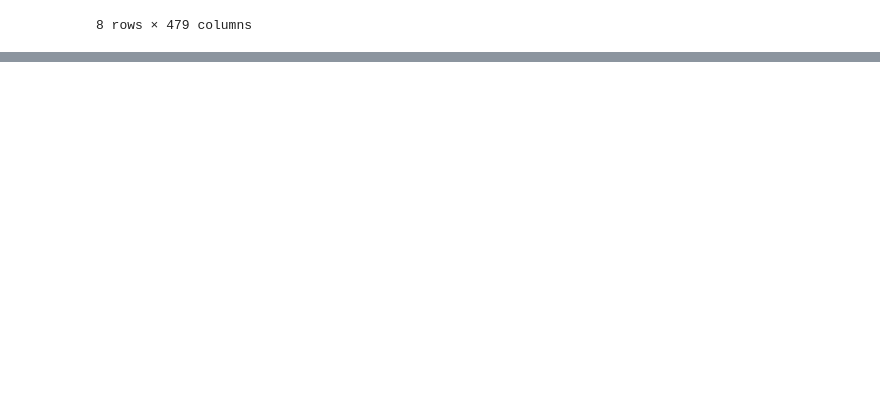
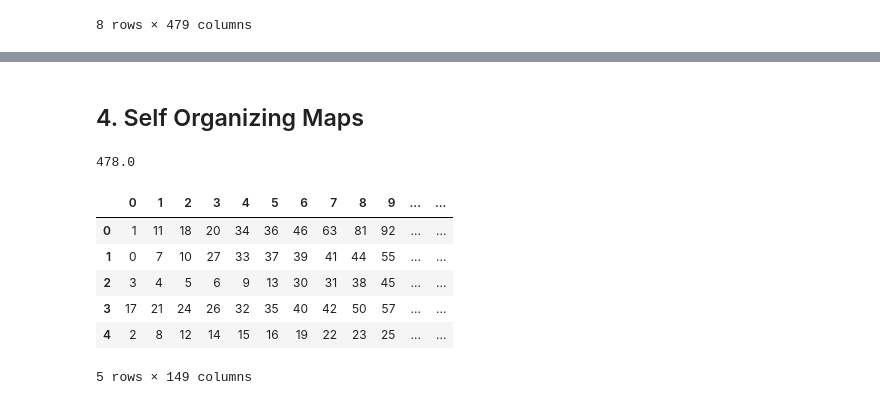
Before and after one commit to ThuwarakeshM/Stock-Clusters, a Jupyter notebook: Untitled.ipynb, the cells around one changed output, grey strips where cells are left out. Drawn from its saved outputs; the diff is of its cells as text; code cells hidden in the pictures; blank space fills up the shorter version.

```diff
--- a/Untitled.ipynb
+++ b/Untitled.ipynb
@@ -114,0 +166,2 @@ array([4, 9, 0, ..., 4, 4, 6])
+# %% [markdown]
+## 4. Self Organizing Maps
@@ -114,0 +170,19 @@ array([4, 9, 0, ..., 4, 4, 6])
+# %%
+model = somsc(df.as_matrix(), 5)
+model.process()
+# %%
+clusts = pd.DataFrame(model.get_clusters())
+# %%
+clusts.max().max()
+# %% [output]
+478.0
+# %%
+clusts
+# %% [output]
+|  | 0 | 1 | 2 | 3 | 4 | 5 | 6 | 7 | 8 | 9 | ... | ... |
+| 0 | 1 | 11 | 18 | 20 | 34 | 36 | 46 | 63 | 81 | 92 | ... | ... |
+| 1 | 0 | 7 | 10 | 27 | 33 | 37 | 39 | 41 | 44 | 55 | ... | ... |
+| 2 | 3 | 4 | 5 | 6 | 9 | 13 | 30 | 31 | 38 | 45 | ... | ... |
+| 3 | 17 | 21 | 24 | 26 | 32 | 35 | 40 | 42 | 50 | 57 | ... | ... |
+| 4 | 2 | 8 | 12 | 14 | 15 | 16 | 19 | 22 | 23 | 25 | ... | ... |
+5 rows × 149 columns
```
Also changed, not shown: parts of 28 cells of this notebook, 2 other files.
